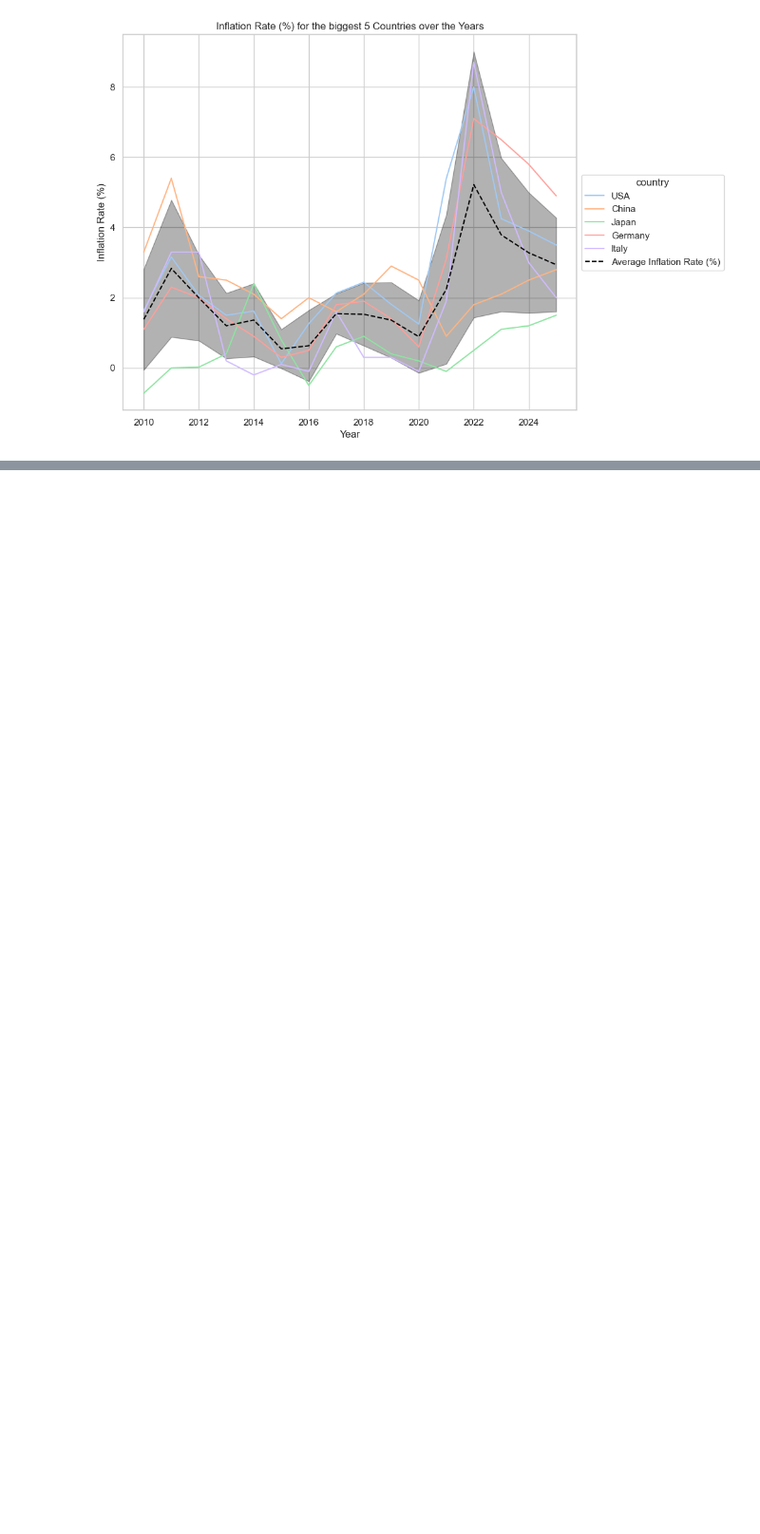
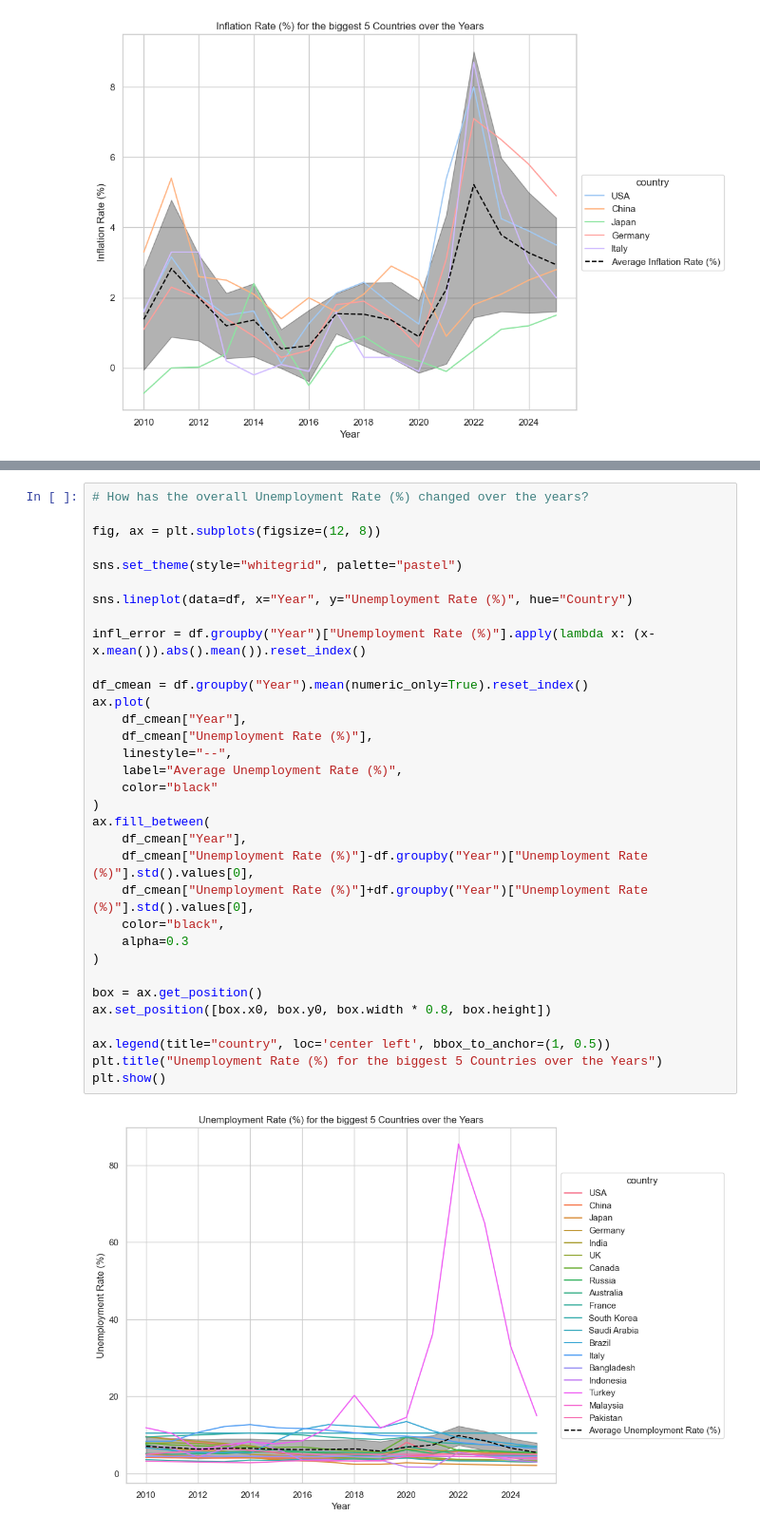
Before and after one commit to eric-kaufmann/economic-values, a Jupyter notebook: analysis.ipynb, the cells around one changed output, grey strips where cells are left out. Shown at 95% size. Drawn from its saved outputs; the diff is of its cells as text; blank space fills up the shorter version.

Commit message:
add unenployment charts

```diff
--- a/analysis.ipynb
+++ b/analysis.ipynb
@@ -253,3 +253,38 @@ plt.title("Inflation Rate (%) for the biggest 5 Countries over the Years")
 plt.show()
 # %% [output]
 [figure]
+# %%
+# How has the overall Unemployment Rate (%) changed over the years?
+
+fig, ax = plt.subplots(figsize=(12, 8))
+
+sns.set_theme(style="whitegrid", palette="pastel")
+
+sns.lineplot(data=df, x="Year", y="Unemployment Rate (%)", hue="Country")
+
+infl_error = df.groupby("Year")["Unemployment Rate (%)"].apply(lambda x: (x-x.mean()).abs().mean()).reset_index()
+
+df_cmean = df.groupby("Year").mean(numeric_only=True).reset_index()
+ax.plot(
+    df_cmean["Year"],
+    df_cmean["Unemployment Rate (%)"],
+    linestyle="--",
+    label="Average Unemployment Rate (%)",
+    color="black"
+)
+ax.fill_between(
+    df_cmean["Year"],
+    df_cmean["Unemployment Rate (%)"]-df.groupby("Year")["Unemployment Rate (%)"].std().values[0],
+    df_cmean["Unemployment Rate (%)"]+df.groupby("Year")["Unemployment Rate (%)"].std().values[0],
+    color="black",
+    alpha=0.3
+)
+
+box = ax.get_position()
+ax.set_position([box.x0, box.y0, box.width * 0.8, box.height])
+
+ax.legend(title="country", loc='center left', bbox_to_anchor=(1, 0.5))
+plt.title("Unemployment Rate (%) for the biggest 5 Countries over the Years")
+plt.show()
+# %% [output]
+[figure, added]
```
Also changed, not shown: parts of 2 cells of this notebook.
